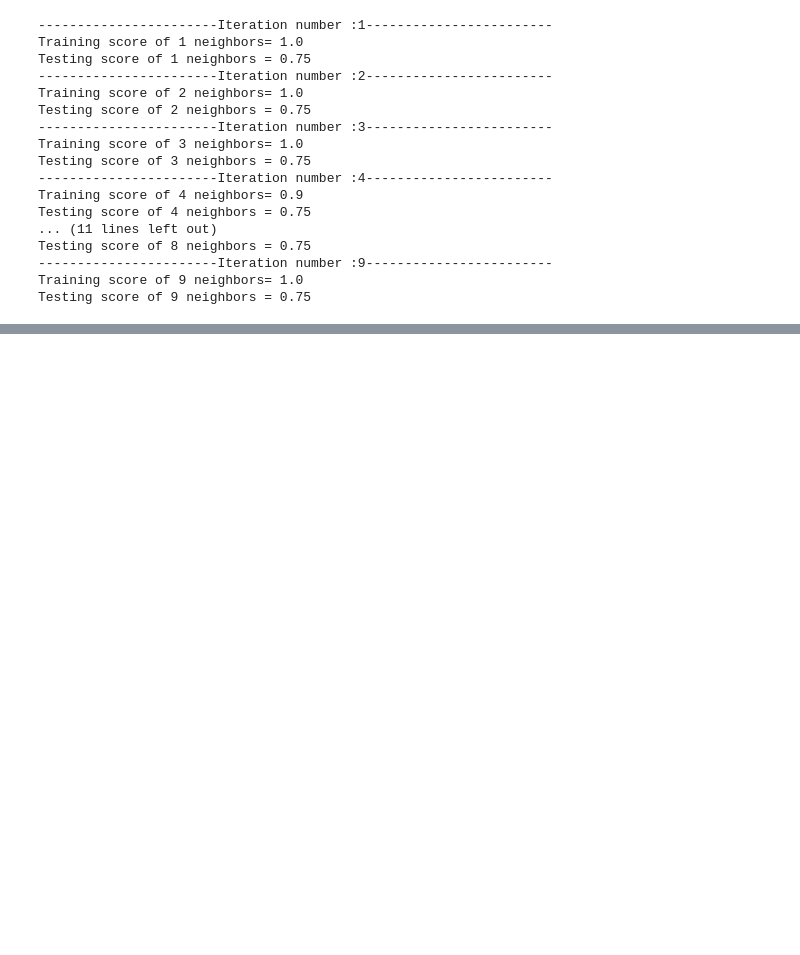
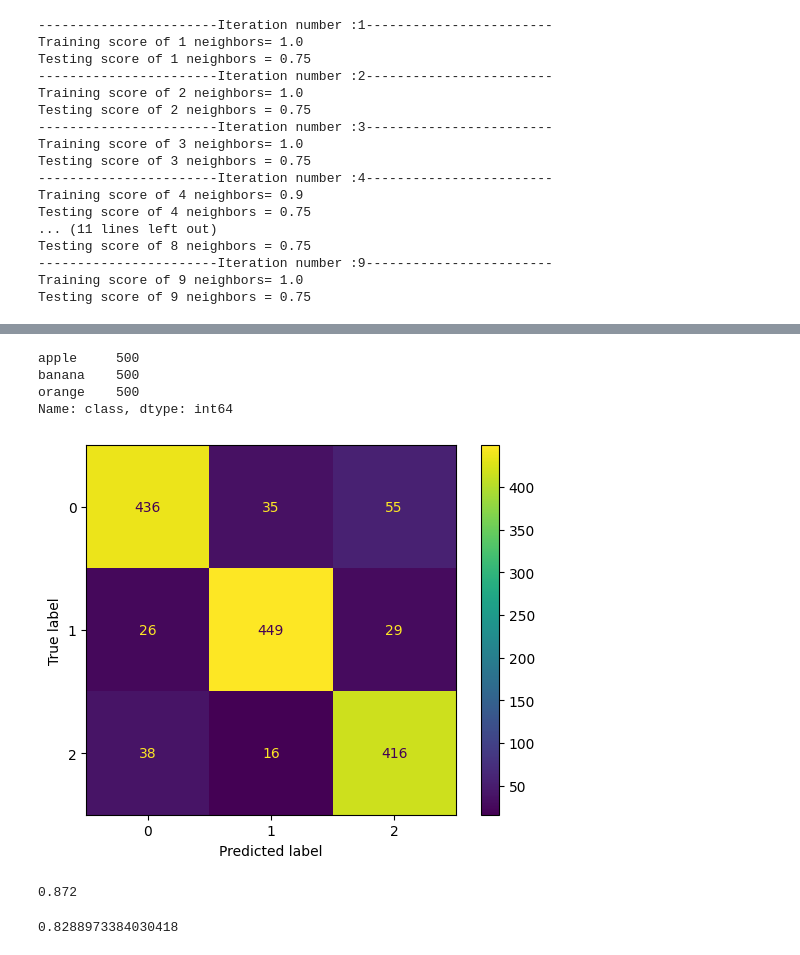
Before and after one commit to nnkrishnakumar/WD_MachineLearning-23-1-2023-, a Jupyter notebook: first.ipynb, the cells around one changed output, grey strips where cells are left out. Saved outputs shown, nothing was run; the diff lists cells and outputs as text; code cells hidden in the pictures; blank space fills up the shorter version.

```diff
--- a/first.ipynb
+++ b/first.ipynb
@@ -523,0 +551,2 @@ Testing score of 9 neighbors = 0.75
+# %%
+y=fruit.iloc[:,-1].values
@@ -523,0 +555,4 @@ Testing score of 9 neighbors = 0.75
+# %%
+model5=KNeighborsClassifier()   #untrained model
+# %%
+model5.fit(X,y)
@@ -523,0 +561,3 @@ Testing score of 9 neighbors = 0.75
+# %%
+y_pred5=model5.predict(X)
+y_pred5
@@ -523,0 +598,7 @@ Testing score of 9 neighbors = 0.75
+# %%
+fruit['class'].value_counts()
+# %% [output]
+apple     500
+banana    500
+orange    500
+Name: class, dtype: int64
@@ -523,0 +607,13 @@ Testing score of 9 neighbors = 0.75
+# %%
+score=confusion_matrix(y_pred5,y)
+cm_display = ConfusionMatrixDisplay(score).plot()
+# %% [output]
+[figure, added]
+# %%
+436/(436+26+38)
+# %% [output]
+0.872
+# %%
+436/526
+# %% [output]
+0.8288973384030418
```
Also changed, not shown: parts of 17 cells of this notebook.
